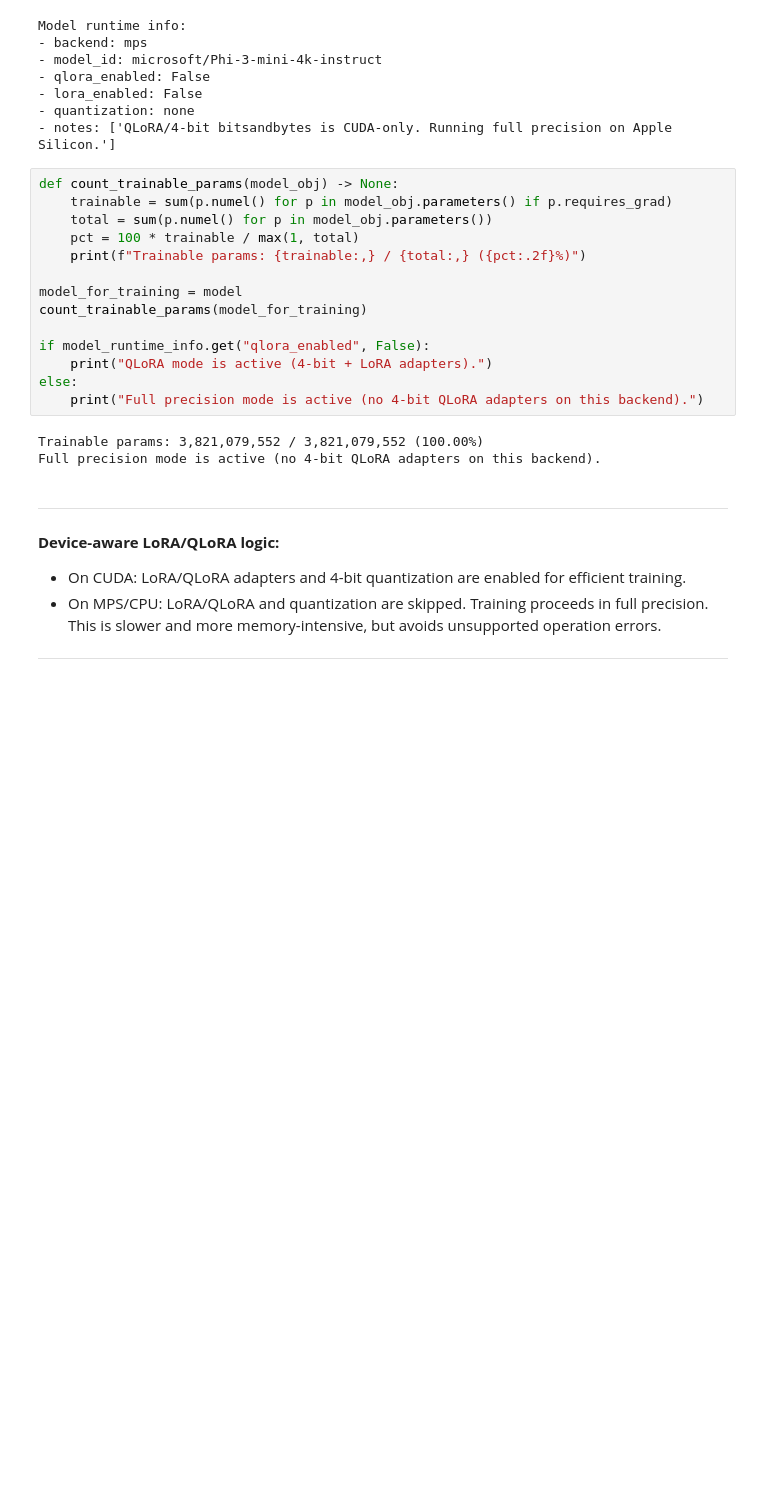
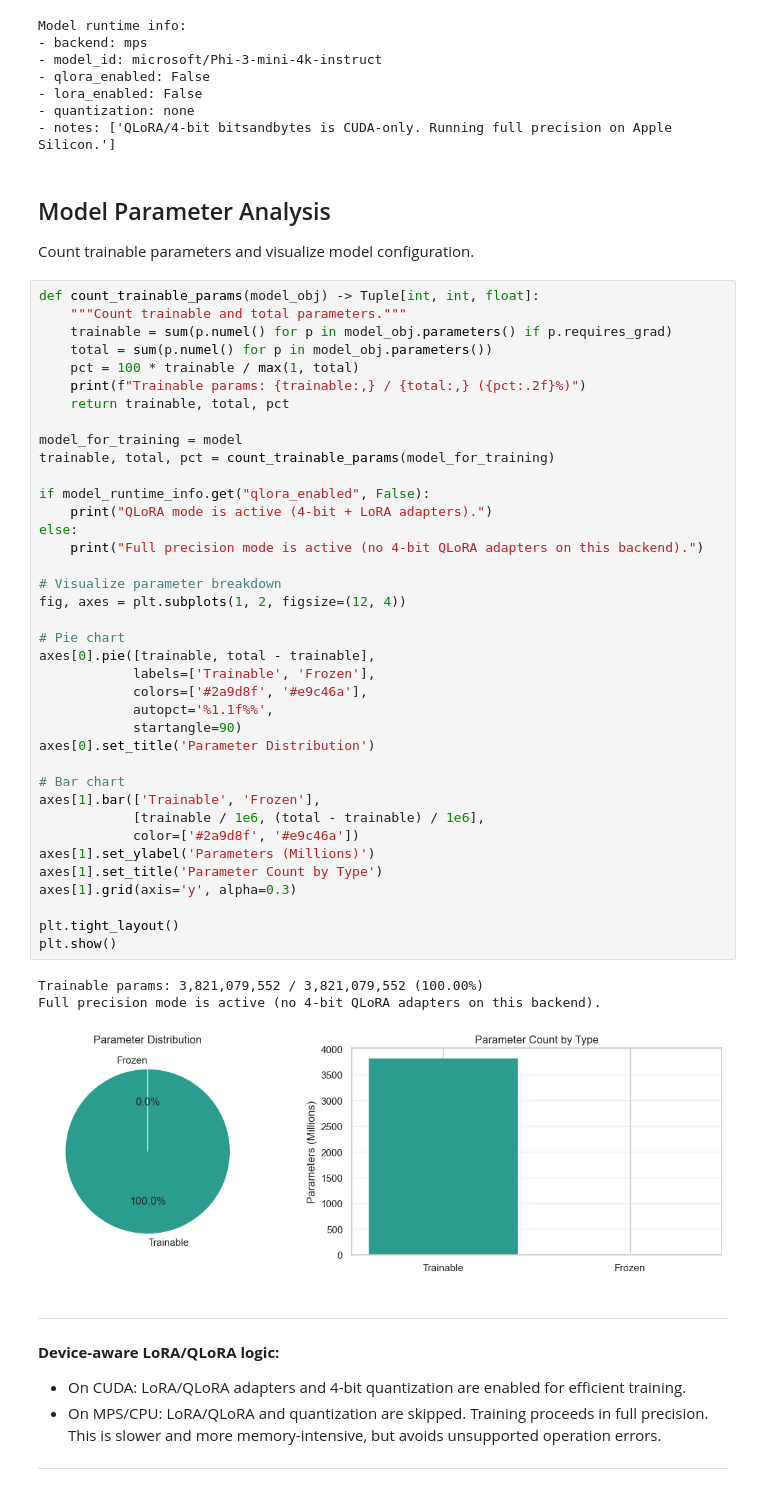
Before and after one commit to Uziii-man/FinGEO-SLM, a Jupyter notebook: 02_model_optimization_and_training.ipynb, the cells around one changed output. Saved outputs shown, nothing was run; the diff lists cells and outputs as text; blank space fills up the shorter version.

```diff
--- a/02_model_optimization_and_training.ipynb
+++ b/02_model_optimization_and_training.ipynb
@@ -239,23 +513,51 @@ Model runtime info:
 - lora_enabled: False
 - quantization: none
 - notes: ['QLoRA/4-bit bitsandbytes is CUDA-only. Running full precision on Apple Silicon.']
+# %% [markdown]
+## Model Parameter Analysis
+Count trainable parameters and visualize model configuration.
 # %%
-def count_trainable_params(model_obj) -> None:
+def count_trainable_params(model_obj) -> Tuple[int, int, float]:
+    """Count trainable and total parameters."""
     trainable = sum(p.numel() for p in model_obj.parameters() if p.requires_grad)
     total = sum(p.numel() for p in model_obj.parameters())
     pct = 100 * trainable / max(1, total)
     print(f"Trainable params: {trainable:,} / {total:,} ({pct:.2f}%)")
+    return trainable, total, pct
 
 model_for_training = model
-count_trainable_params(model_for_training)
+trainable, total, pct = count_trainable_params(model_for_training)
 
 if model_runtime_info.get("qlora_enabled", False):
     print("QLoRA mode is active (4-bit + LoRA adapters).")
 else:
     print("Full precision mode is active (no 4-bit QLoRA adapters on this backend).")
+
+# Visualize parameter breakdown
+fig, axes = plt.subplots(1, 2, figsize=(12, 4))
+
+# Pie chart
+axes[0].pie([trainable, total - trainable],
+            labels=['Trainable', 'Frozen'],
+            colors=['#2a9d8f', '#e9c46a'],
+            autopct='%1.1f%%',
+            startangle=90)
+axes[0].set_title('Parameter Distribution')
+
+# Bar chart
+axes[1].bar(['Trainable', 'Frozen'],
+            [trainable / 1e6, (total - trainable) / 1e6],
+            color=['#2a9d8f', '#e9c46a'])
+axes[1].set_ylabel('Parameters (Millions)')
+axes[1].set_title('Parameter Count by Type')
+axes[1].grid(axis='y', alpha=0.3)
+
+plt.tight_layout()
+plt.show()
 # %% [output]
 Trainable params: 3,821,079,552 / 3,821,079,552 (100.00%)
 Full precision mode is active (no 4-bit QLoRA adapters on this backend).
+[figure, added]
 # %% [markdown]
 ---
 
```
Also changed, not shown: parts of 36 cells of this notebook, 24 other files.
